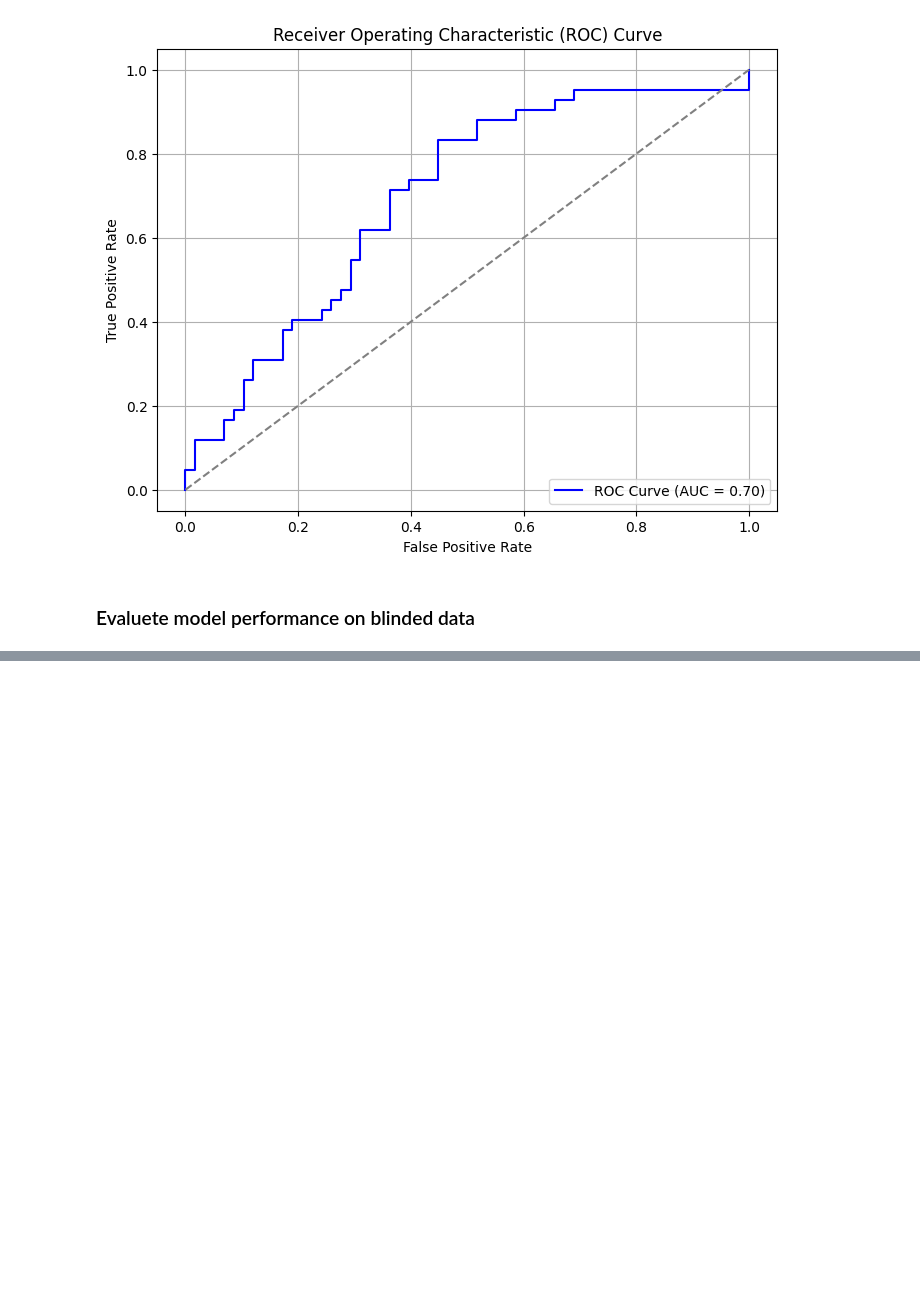
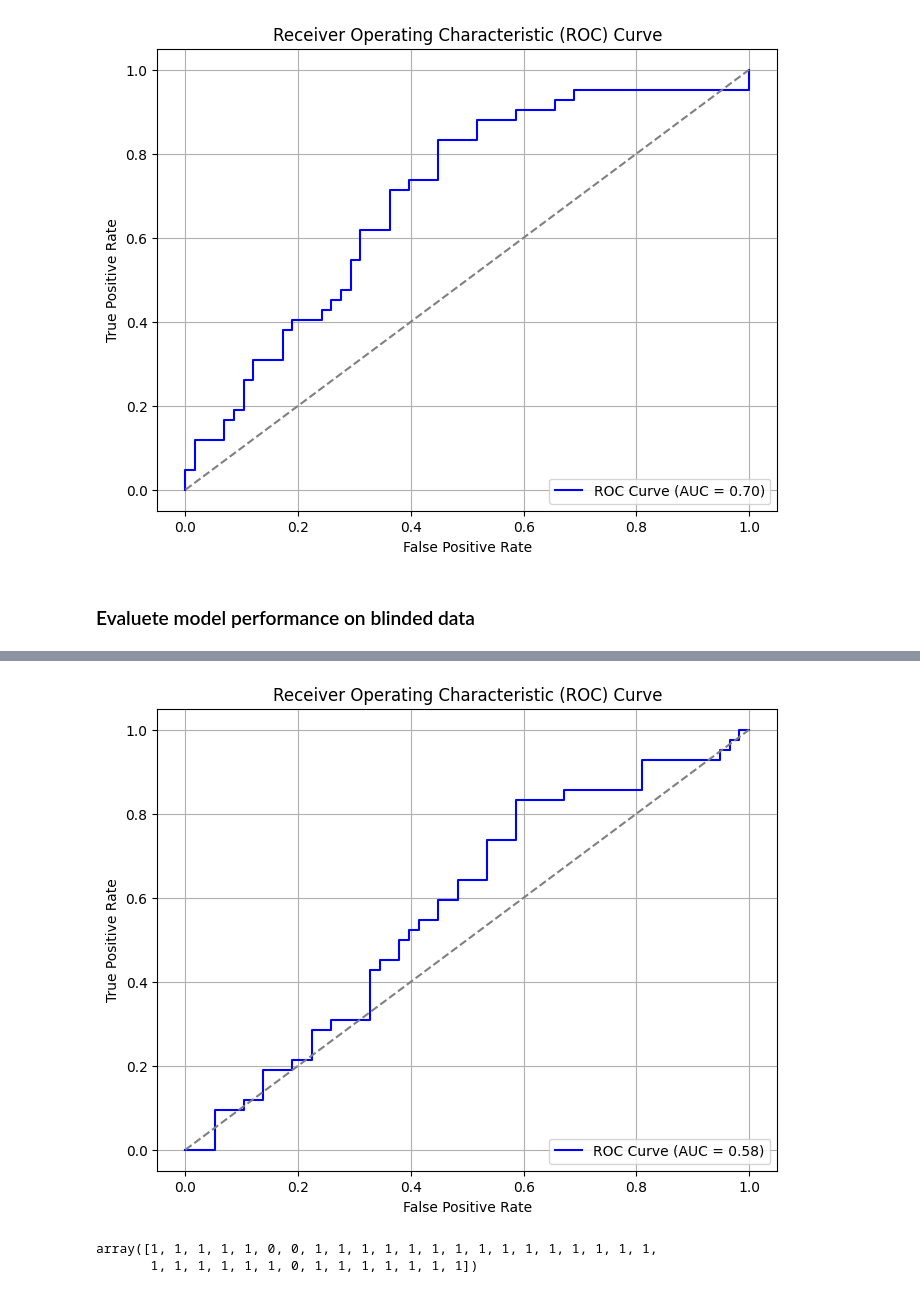
Before and after one commit to Priyanka32-gif/Tibia_bone_Classification, a Jupyter notebook: notebooks/Model_development.ipynb, the cells around one changed output, grey strips where cells are left out. Cells and saved outputs as stored; diff of their text form; code cells hidden in the pictures; blank space fills up the shorter version.

```diff
--- a/notebooks/Logistic_Regression.ipynb
+++ b/notebooks/Model_development.ipynb
@@ -130,0 +176,4 @@ array([0, 1, 0, 0, 0, 0, 0, 1, 1, 0, 0, 0, 0, 0, 1, 1, 0, 1, 0, 1, 0, 1,
+# %%
+search.fit(X_train, y_train)
+print("Best parameters:", search.best_params_)
+print("Best AUROC from CV:", search.best_score_)
@@ -130,0 +184,12 @@ array([0, 1, 0, 0, 0, 0, 0, 1, 1, 0, 0, 0, 0, 0, 1, 1, 0, 1, 0, 1, 0, 1,
+# %%
+# Use best params
+best_model_xgb = XGBClassifier(
+    **search.best_params_,
+    objective='binary:logistic',
+    eval_metric='auc',
+    use_label_encoder=False,
+    random_state=42
+)
+# %%
+# fit on the entire training set
+best_model_xgb.fit(X_train, y_train)
@@ -130,0 +234,19 @@ array([0, 1, 0, 0, 0, 0, 0, 1, 1, 0, 0, 0, 0, 0, 1, 1, 0, 1, 0, 1, 0, 1,
+# %%
+# Compute False Positive Rate, True Positive Rate
+fpr, tpr, thresholds = roc_curve(y_test, y_prob)
+
+# Compute AUROC
+auc_score = roc_auc_score(y_test, y_prob)
+
+# Plot
+plt.figure(figsize=(8, 6))
+plt.plot(fpr, tpr, color='blue', label=f'ROC Curve (AUC = {auc_score:.2f})')
+plt.plot([0, 1], [0, 1], color='gray', linestyle='--')  # Diagonal line
+plt.xlabel('False Positive Rate')
+plt.ylabel('True Positive Rate')
+plt.title('Receiver Operating Characteristic (ROC) Curve')
+plt.legend(loc='lower right')
+plt.grid(True)
+plt.show()
+# %% [output]
+[figure, added]
@@ -130,0 +259,5 @@ array([0, 1, 0, 0, 0, 0, 0, 1, 1, 0, 0, 0, 0, 0, 1, 1, 0, 1, 0, 1, 0, 1,
+# %%
+y_pred_blinded
+# %% [output]
+array([1, 1, 1, 1, 1, 0, 0, 1, 1, 1, 1, 1, 1, 1, 1, 1, 1, 1, 1, 1, 1, 1,
+       1, 1, 1, 1, 1, 1, 0, 1, 1, 1, 1, 1, 1, 1])
```
Also changed, not shown: parts of 16 cells of this notebook.
